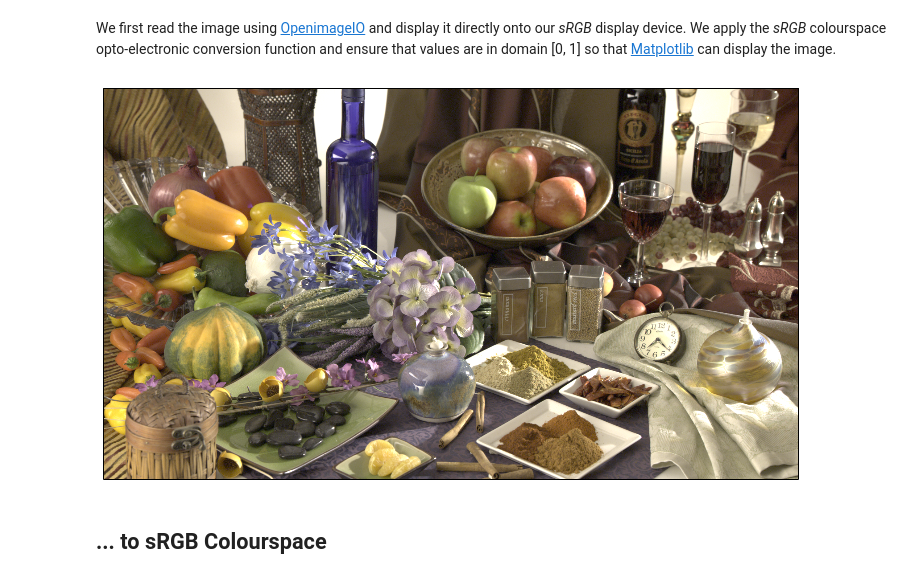
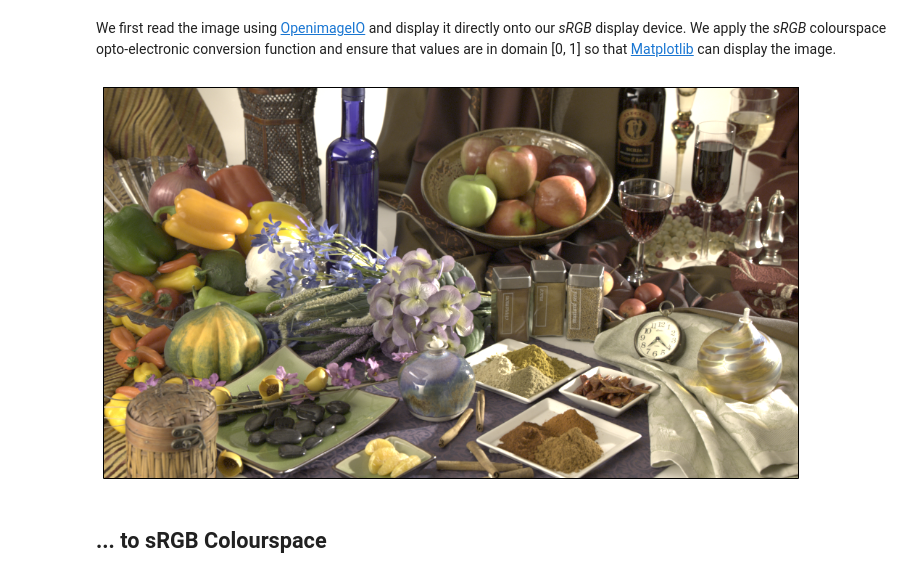
Before and after one commit to colour-science/colour-website, a Jupyter notebook: ipython/a_plea_for_colour_analysis_tools_in_dcc_applications.ipynb, the cells around one changed output. Cells and saved outputs as stored; diff of their text form; code cells hidden in the pictures.

Commit message:
Use lower resolution image in "A Plea for Colour Analysis Tools in DCC Applications" notebook.

```diff
--- a/ipython/a_plea_for_colour_analysis_tools_in_dcc_applications.ipynb
+++ b/ipython/a_plea_for_colour_analysis_tools_in_dcc_applications.ipynb
@@ -36,35 +36,35 @@ import colour
 from colour.plotting import *
 from colour.utilities import message_box
 
 
 def exr_image_as_array(path):
     image = ImageInput.open(path)
     specification = image.spec()
 
     return np.array(image.read_image(FLOAT)).reshape((specification.height,
                                                       specification.width,
                                                       specification.nchannels))
 
 
 def image_plot(image,
                transfer_function=colour.sRGB_COLOURSPACE.transfer_function):
     vectorised_oecf = np.vectorize(transfer_function)
     image = np.clip(vectorised_oecf(image), 0, 1)
     pylab.imshow(image)
 
     settings = {'no_ticks': True,
                 'bounding_box': [0, 1, 0, 1],
                 'bbox_inches': 'tight',
                 'pad_inches': 0}
 
     aspect(**settings)
     display(**settings)
 
 
-ACES_image = exr_image_as_array('resources/images/SonyF35.StillLife.exr')
+ACES_image = exr_image_as_array('resources/images/SonyF35.StillLife_medium.exr')
 image_plot(ACES_image)
 # %% [output]
-[figure, old version]
+[figure, new version]
 # %% [markdown]
 ## ... to sRGB Colourspace
 # %% [markdown]
```
Also changed, not shown: parts of 6 cells of this notebook.
